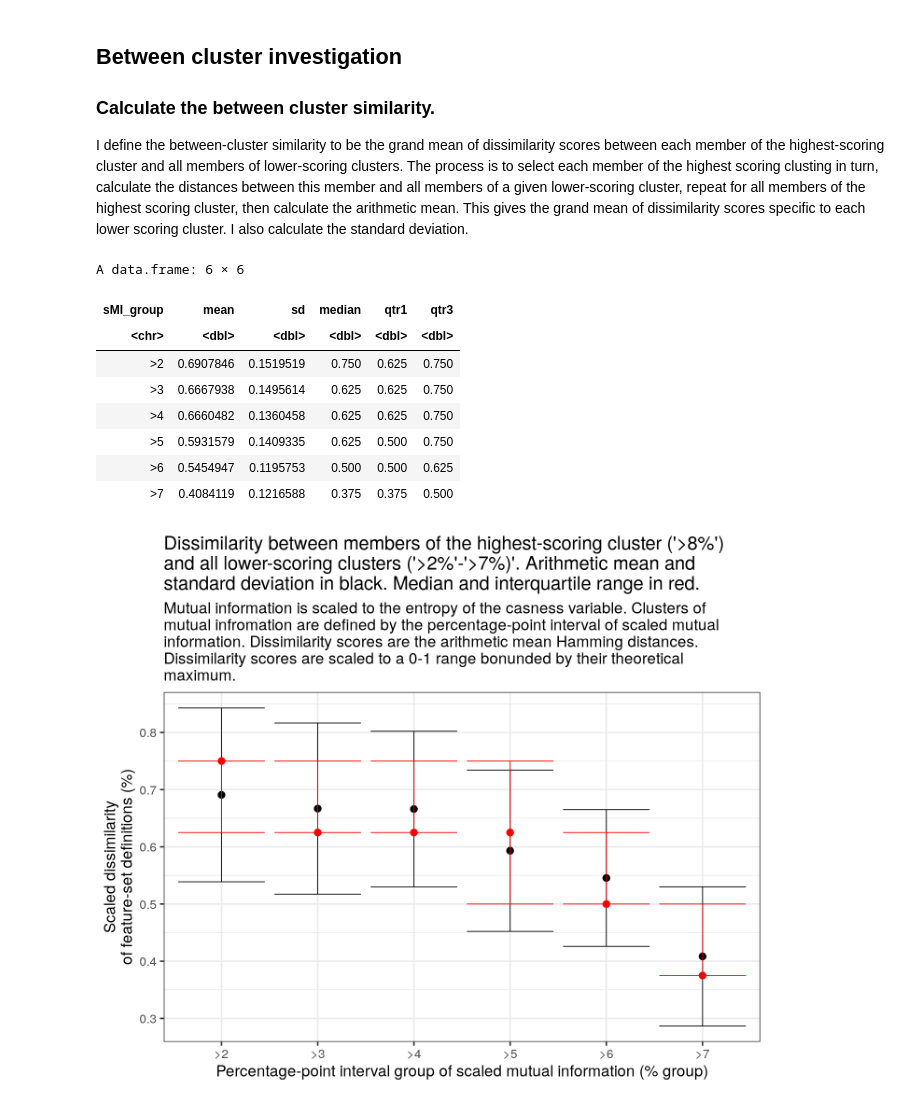
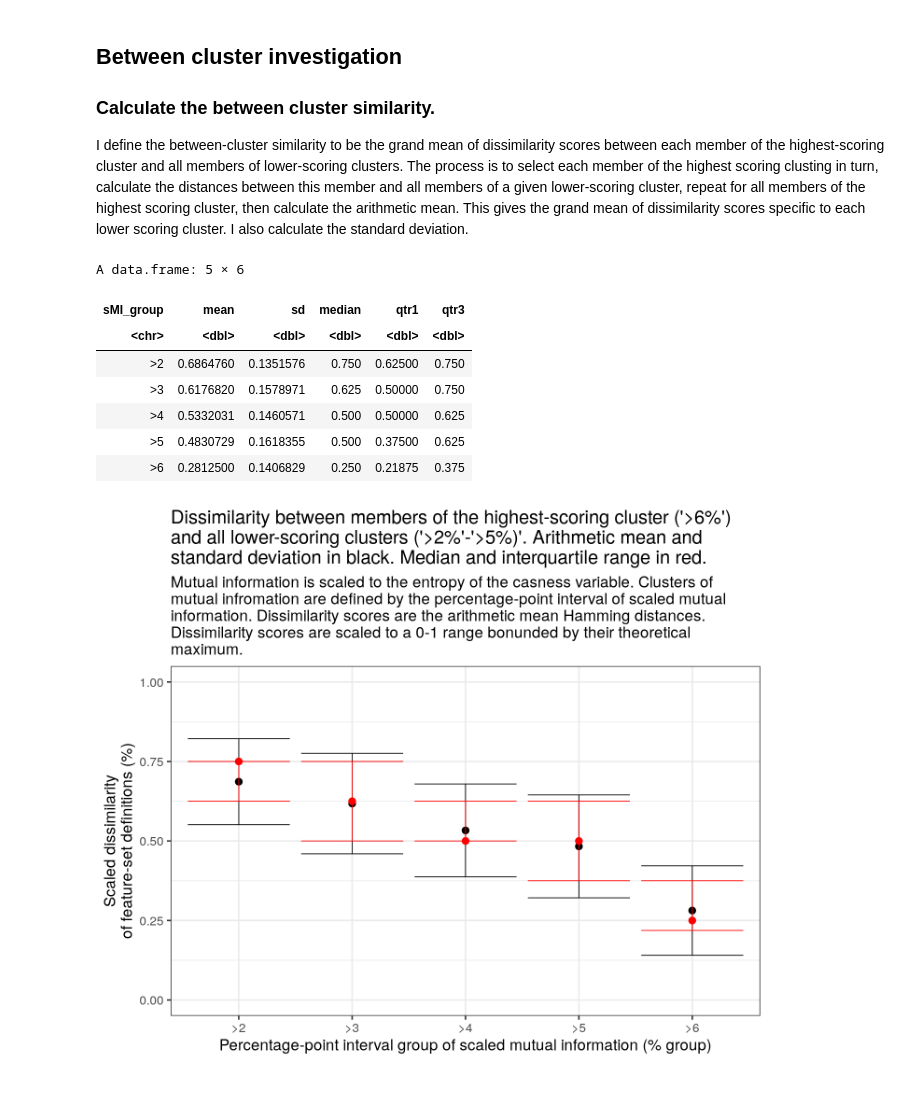
Before and after one commit to ConnectedBradford/c-mcinerney-workspace, a Jupyter notebook: UNSEEN_cluster_study.ipynb, the cells around one changed output. Cells and saved outputs as stored; diff of their text form; code cells hidden in the pictures.

```diff
--- a/UNSEEN_cluster_study.ipynb
+++ b/UNSEEN_cluster_study.ipynb
@@ -309,20 +307,21 @@ These plots aren't sufficient to tell us if the high-scorers are dissimilar to l
 I define the between-cluster similarity to be the grand mean of dissimilarity scores between each member of the highest-scoring cluster and all members of lower-scoring clusters. The process is to select each member of the highest scoring clusting in turn, calculate the distances between this member and all members of a given lower-scoring cluster, repeat for all members of the highest scoring cluster, then calculate the arithmetic mean. This gives the grand mean of dissimilarity scores specific to each lower scoring cluster. I also calculate the standard deviation.
 # %%
 # Define storage for the final output.
+n_grp = 5
 df_between_cluster_similarity <-
     data.frame(
-        sMI_group = c(">2", ">3", ">4", ">5", ">6", ">7"),#, ">8", ">9"),
-        mean = numeric(6),
-        sd = numeric(6),
-        median = numeric(6),
-        qtr1 = numeric(6),
-        qtr3 = numeric(6)
+        sMI_group = c(">2", ">3", ">4", ">5", ">6"),#, ">7", ">8", ">9"),
+        mean = numeric(n_grp),
+        sd = numeric(n_grp),
+        median = numeric(n_grp),
+        qtr1 = numeric(n_grp),
+        qtr3 = numeric(n_grp)
     )
 
 # Define the members of the highest-scoring cluster.
 high_scorers <-
     fs_and_sMIgroup %>%
-    dplyr::filter(sMI_group == ">8") %>%#">10") %>%
+    dplyr::filter(sMI_group == ">6") %>%#">10") %>%
     dplyr::select(Feature_set)
 
 # Define the identifiers for the low-scoring clusters.
@@ -368,48 +367,48 @@ for (i_ls in 1:length(ls_low_scorers) )
 }
 df_between_cluster_similarity
 # %% [output]
-A data.frame: 6 × 6
+A data.frame: 5 × 6
 | sMI_group | mean | sd | median | qtr1 | qtr3 |
 | <chr> | <dbl> | <dbl> | <dbl> | <dbl> | <dbl> |
-| >2 | 0.6907846 | 0.1519519 | 0.750 | 0.625 | 0.750 |
-| >3 | 0.6667938 | 0.1495614 | 0.625 | 0.625 | 0.750 |
-| >4 | 0.6660482 | 0.1360458 | 0.625 | 0.625 | 0.750 |
-| >5 | 0.5931579 | 0.1409335 | 0.625 | 0.500 | 0.750 |
-| >6 | 0.5454947 | 0.1195753 | 0.500 | 0.500 | 0.625 |
-| >7 | 0.4084119 | 0.1216588 | 0.375 | 0.375 | 0.500 |
+| >2 | 0.6864760 | 0.1351576 | 0.750 | 0.62500 | 0.750 |
+| >3 | 0.6176820 | 0.1578971 | 0.625 | 0.50000 | 0.750 |
+| >4 | 0.5332031 | 0.1460571 | 0.500 | 0.50000 | 0.625 |
+| >5 | 0.4830729 | 0.1618355 | 0.500 | 0.37500 | 0.625 |
+| >6 | 0.2812500 | 0.1406829 | 0.250 | 0.21875 | 0.375 |
 # %%
 # Set plot display options
 options(repr.plot.width = 12, repr.plot.height = 10)
 
 # Plot
 df_between_cluster_similarity %>%
 ggplot(aes(x = sMI_group, y = mean)) +
     geom_point(size = 4) +
     geom_errorbar(aes(ymin = mean - sd, ymax = mean + sd), position = "dodge" ) +
     geom_point(aes(x = sMI_group, y = median), size = 4, colour = 'red') +
     geom_errorbar(aes(x = sMI_group, y = median, ymin = qtr1, ymax = qtr3), position = "dodge", colour = 'red') +
+    ylim(c(0,1)) +
     labs(title =
              paste(
                  strwrap(
-                     paste0('Dissimilarity between members of the highest-scoring cluster (\'>8%\') ',# (\'>10%\') ',
-                            'and all lower-scoring clusters (\'>2%\'-\'>7%)\'. ',#\'>9%)\'. ',
+                     paste0('Dissimilarity between members of the highest-scoring cluster (\'>6%\') ',# (\'>10%\') ',
+                            'and all lower-scoring clusters (\'>2%\'-\'>5%)\'. ',#\'>9%)\'. ',
                             'Arithmetic mean and standard deviation in black. Median and interquartile range in red.'),
                      width = 70),
                  collapse = "\n"),
              x = 'Percentage-point interval group of scaled mutual information (% group)',
              y = 'Scaled dissimilarity\nof feature-set definitions (%)',
              subtitle =
                  paste(
                      strwrap(
                          paste0('Mutual information is scaled to the entropy of the casness variable. ',
                                 'Clusters of mutual infromation are defined by the percentage-point ',
                                 'interval of scaled mutual information. ',
                                 'Dissimilarity scores are the arithmetic mean Hamming distances. ',
                                 'Dissimilarity scores are scaled to a 0-1 range bonunded by their theoretical maximum.'),
                          width = 85),
                      collapse = "\n")
           ) +
     theme_bw(base_size = 20)
 # %% [output]
-[figure, old version]
+[figure, new version]
 # %% [markdown]
```
Also changed, not shown: parts of 4 cells of this notebook, 3 other files.
